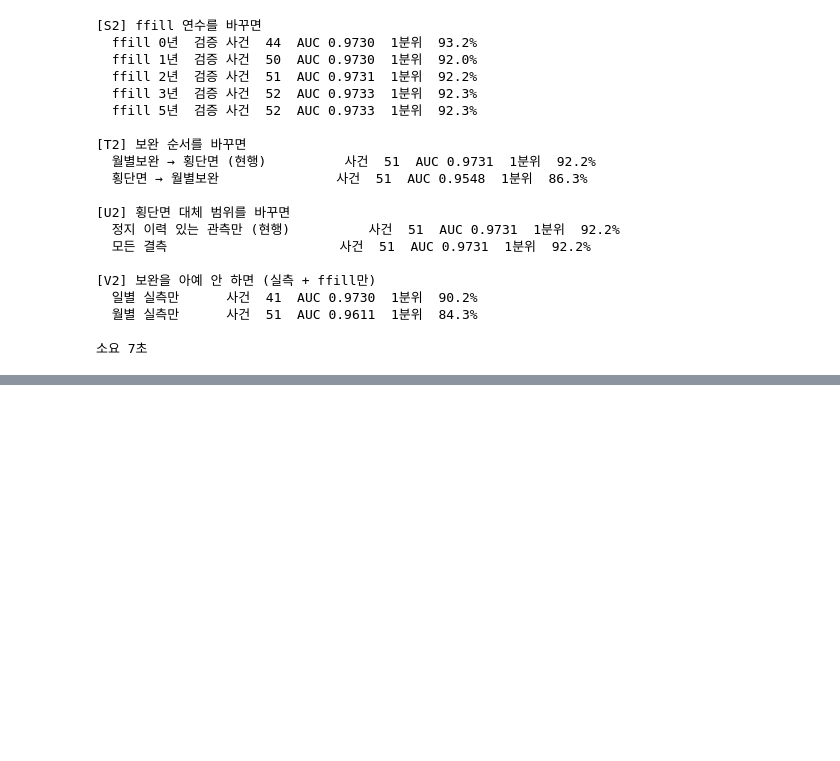
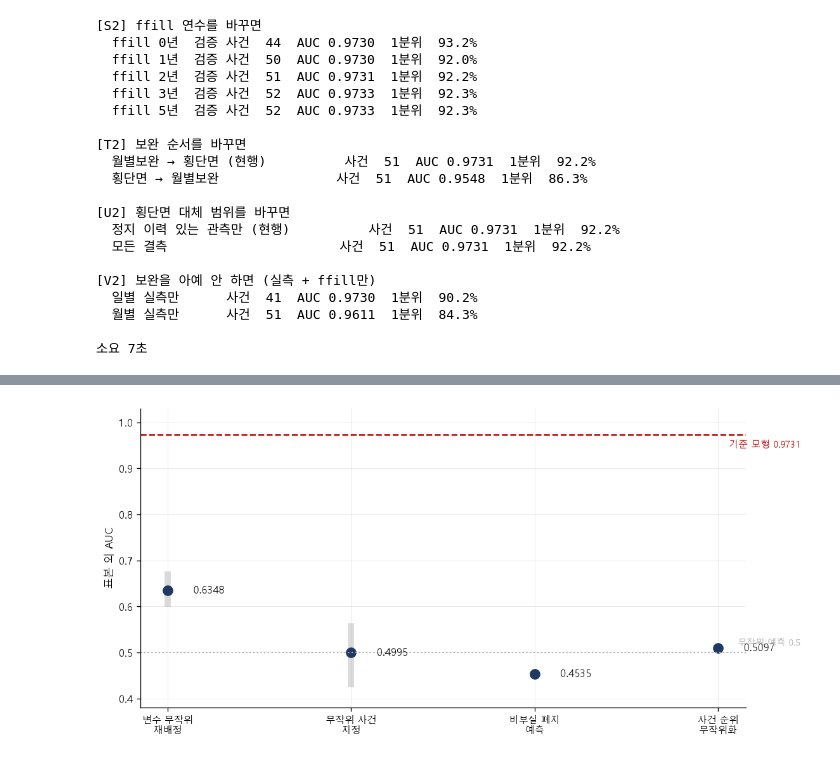
Before and after one commit to Seanjeon0220/project, a Jupyter notebook: quant/fVoL/kospi/delisted_withD.ipynb, the cells around one changed output, grey strips where cells are left out. Saved outputs shown, nothing was run; the diff lists cells and outputs as text; code cells hidden in the pictures; blank space fills up the shorter version.

```diff
--- a/quant/fVoL/kospi/delisted_withD.ipynb
+++ b/quant/fVoL/kospi/delisted_withD.ipynb
@@ -4873,0 +5306,89 @@ KeyError: 'SIGMA_d12'
+# %%
+# 그림 14~17
+
+fig, ax = plt.subplots(figsize=(9.4, 4.6))
+lab = ['변수 무작위\n재배정', '무작위 사건\n지정', '비부실 폐지\n예측', '사건 순위\n무작위화']
+val = [0.6348, 0.4995, 0.4535, 0.5097]
+rng = [(0.5990, 0.6757), (0.4248, 0.5628), None, None]
+x = np.arange(len(lab))
+for i, (v, r) in enumerate(zip(val, rng)):
+    if r:
+        ax.vlines(x[i], r[0], r[1], color=GRAY, linewidth=6, alpha=0.45)
+    ax.plot(x[i], v, 'o', markersize=9, color=NAVY)
+    ax.text(x[i] + 0.14, v, f'{v:.4f}', fontsize=9.5, va='center')
+ax.axhline(0.5, color=GRAY, linestyle=':', linewidth=1.3)
+ax.text(3.45, 0.515, '무작위 예측 0.5', color=GRAY, fontsize=8.5, ha='right')
+ax.axhline(0.9731, color=RED, linestyle='--', linewidth=1.5)
+ax.text(3.45, 0.945, '기준 모형 0.9731', color=RED, fontsize=9, ha='right')
+ax.set_xticks(x); ax.set_xticklabels(lab, fontsize=9)
+ax.set_ylabel('표본 외 AUC')
+ax.set_ylim(0.38, 1.03)
+clean(ax); plt.tight_layout(); plt.show()
+
+
+fig, ax = plt.subplots(figsize=(8.6, 6.6))
+G = [('훈련 시작', ['2003', '2004', '2005', '2006'], [0.9697, 0.9675, 0.9683, 0.9662]),
+     ('검증 시작', ['2011', '2014', '2017', '2020'], [0.9662, 0.9687, 0.9601, 0.9508]),
+     ('윈저 기준', ['없음', '0.1/99.9', '2.5/97.5', '5/95'], [0.9698, 0.9724, 0.9711, 0.9687]),
+     ('추정량', ['로지스틱', '선형판별', '랜덤포레스트'], [0.9738, 0.9579, 0.9595]),
+     ('변수 변환', ['순위 변환'], [0.9676]),
+     ('훈련 창', ['5년', '8년', '10년', '15년'], [0.9572, 0.9666, 0.9642, 0.9710]),
+     ('검증 설계', ['한 번 추정', '기업 교차검증'], [0.9729, 0.9560])]
+ypos, ylab, yval, sep = [], [], [], []
+k = 0
+for g, ls, vs in G:
+    for l, v in zip(ls, vs):
+        ypos.append(k); ylab.append(f'{g} · {l}'); yval.append(v); k += 1
+    sep.append(k - 0.5); k += 0.6
+ax.hlines(ypos, 0.94, yval, color=GRAY, linewidth=1.0)
+ax.plot(yval, ypos, 'o', markersize=6, color=NAVY)
+ax.axvline(0.9731, color=RED, linestyle='--', linewidth=1.5)
+ax.text(0.9731, k + 0.2, '기준 0.9731', color=RED, fontsize=9, ha='center')
+for s in sep[:-1]:
+    ax.axhline(s + 0.3, color=GRAY, linewidth=0.5, alpha=0.5)
+ax.set_yticks(ypos); ax.set_yticklabels(ylab, fontsize=8.5)
+ax.invert_yaxis()
+ax.set_xlabel('표본 외 AUC')
+ax.set_xlim(0.94, 0.985)
+clean(ax); plt.tight_layout(); plt.show()
+
+
+fig, ax = plt.subplots(figsize=(8.6, 4.8))
+dec = list(range(1, 11))
+pred = [3.764, 0.459, 0.253, 0.165, 0.114, 0.081, 0.059, 0.043, 0.029, 0.014]
+actu = [3.852, 0.162, 0.163, 0.000, 0.000, 0.000, 0.000, 0.000, 0.000, 0.000]
+w = 0.38
+x = np.arange(len(dec))
+ax.bar(x - w / 2, pred, width=w, color=NAVY, label='예측확률 평균')
+ax.bar(x + w / 2, actu, width=w, color=RED, label='실제 사건률')
+ax.set_yscale('symlog', linthresh=0.05)
+ax.set_xticks(x); ax.set_xticklabels(dec)
+ax.set_xlabel('예측확률 십분위 (1 = 최상위)')
+ax.set_ylabel('발생률 (%, symlog 척도)')
+ax.legend(frameon=False, fontsize=9)
+ax.text(0, 5.6, '예측 3.764  실제 3.852  비율 0.98', color=NAVY, fontsize=9, ha='left')
+clean(ax); plt.tight_layout(); plt.show()
+
+
+fig, ax = plt.subplots(figsize=(9.0, 5.0))
+sub = ['TLTA 하위\n3사분위', '정지 이력\n없음', '전체', 'TLTA 상위\n사분위',
+       '적자\n(NITA≤0)', '정지 이력\n있음']
+rate = [0.22, 0.25, 0.41, 1.01, 1.49, 3.54]
+m5 = [0.9861, 0.9808, 0.9731, 0.9434, 0.9354, 0.8473]
+m1 = [0.9570, 0.9477, 0.9445, 0.9121, 0.9025, 0.8108]
+x = np.arange(len(sub))
+ax.plot(x, m5, 'o-', color=NAVY, markersize=7, linewidth=2.0, label='결합 5변수')
+ax.plot(x, m1, 's--', color=GRAY, markersize=6, linewidth=1.6, label='주가 변동성 단독')
+for i, (a, b) in enumerate(zip(m5, m1)):
+    ax.vlines(x[i], b, a, color=GRAY, linewidth=0.8, alpha=0.6)
+ax.plot(x[-1], m5[-1], 'o', markersize=11, markerfacecolor='none',
+        markeredgecolor=RED, markeredgewidth=2.0)
+ax.set_xticks(x); ax.set_xticklabels(sub, fontsize=9)
+ax.set_ylabel('표본 외 AUC')
+ax.set_ylim(0.78, 1.005)
+for i, r in enumerate(rate):
+    ax.text(x[i], 0.795, f'사건률 {r:.2f}%', ha='center', fontsize=8, color=GRAY)
+ax.legend(frameon=False, fontsize=9, loc='lower left')
+clean(ax); plt.tight_layout(); plt.show()
+# %% [output]
+[figure, added]
```
Also changed, not shown: parts of 16 cells of this notebook.
